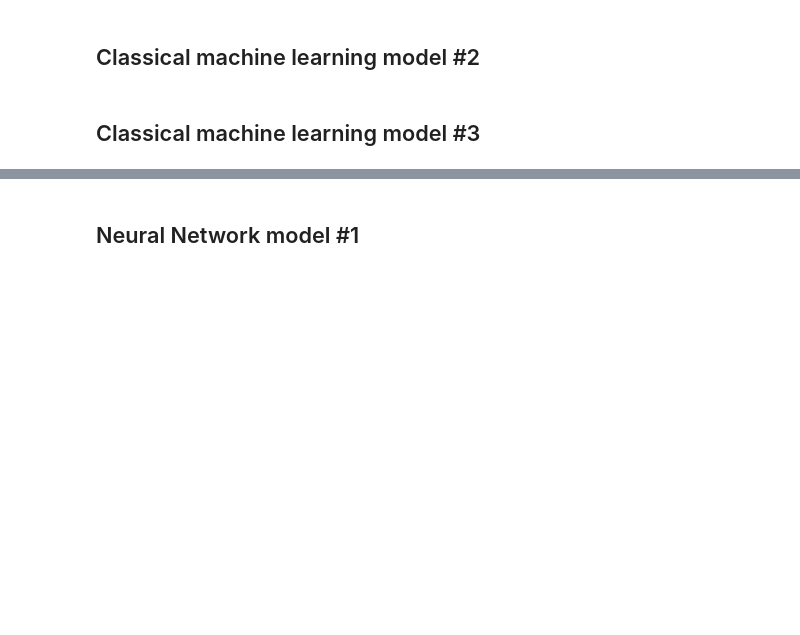
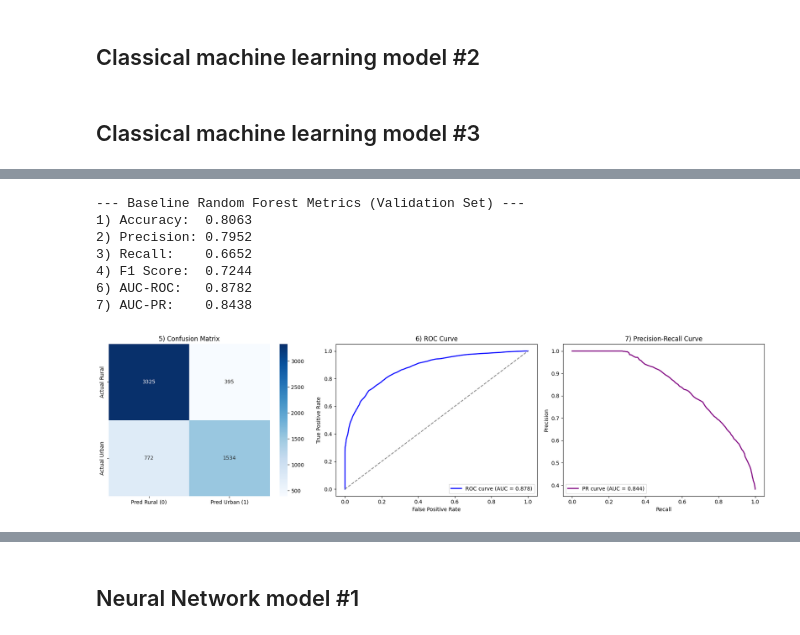
Before and after one commit to NebulaRojo9/STINTSY-MCO, a Jupyter notebook: Group2_nb.ipynb, the cells around one changed output, grey strips where cells are left out. Cells and saved outputs as stored; diff of their text form; code cells hidden in the pictures; blank space fills up the shorter version.

Commit message:
feat: random forest

```diff
--- a/Group2_nb.ipynb
+++ b/Group2_nb.ipynb
@@ -830,0 +833,10 @@ X_test_scaled = pd.DataFrame(X_test_scaled, columns=X.columns)
+# %%
+from sklearn.ensemble import RandomForestClassifier
+
+# Initialize the Random Forest Classifier Model
+rf_model = RandomForestClassifier(n_estimators=100, random_state=42, n_jobs=-1)
+
+# Train the model on the scaled training data
+rf_model.fit(X_train_scaled, y_train)
+
+print("Random Forest model successfully trained!")
@@ -830,0 +848,67 @@ X_test_scaled = pd.DataFrame(X_test_scaled, columns=X.columns)
+# %%
+from sklearn.metrics import (
+    accuracy_score, precision_score, recall_score, f1_score,
+    confusion_matrix, roc_auc_score, average_precision_score,
+    roc_curve, precision_recall_curve
+)
+import matplotlib.pyplot as plt
+import seaborn as sns
+
+# Get standard predictions (0 or 1) and probability predictions
+rf_y_val_pred = rf_model.predict(X_val_scaled)
+rf_y_val_prob = rf_model.predict_proba(X_val_scaled)[:, 1] # Probability of Class 1 (Urban)
+
+# Calculate single-number metrics
+rf_acc = accuracy_score(y_val, rf_y_val_pred)
+rf_prec = precision_score(y_val, rf_y_val_pred)
+rf_rec = recall_score(y_val, rf_y_val_pred)
+rf_f1 = f1_score(y_val, rf_y_val_pred)
+rf_roc_auc = roc_auc_score(y_val, rf_y_val_prob)
+rf_pr_auc = average_precision_score(y_val, rf_y_val_prob)
+
+print("Baseline Random Forest Metrics (Validation Set)")
+print(f"1) Accuracy:  {rf_acc:.4f}")
+print(f"2) Precision: {rf_prec:.4f}")
+print(f"3) Recall:    {rf_rec:.4f}")
+print(f"4) F1 Score:  {rf_f1:.4f}")
+print(f"6) AUC-ROC:   {rf_roc_auc:.4f}")
+print(f"7) AUC-PR:    {rf_pr_auc:.4f}\n")
+
+# Plotting the Visual Metrics (Confusion Matrix, ROC, PR)
+fig, axes = plt.subplots(1, 3, figsize=(18, 5))
+
+# Plot A: Confusion Matrix
+cm = confusion_matrix(y_val, rf_y_val_pred)
+sns.heatmap(cm, annot=True, fmt='d', cmap='Blues', ax=axes[0],
+            xticklabels=['Pred Rural (0)', 'Pred Urban (1)'],
+            yticklabels=['Actual Rural', 'Actual Urban'])
+axes[0].set_title('5) Confusion Matrix')
+
+# Plot B: ROC Curve
+fpr, tpr, _ = roc_curve(y_val, rf_y_val_prob)
+axes[1].plot(fpr, tpr, color='blue', lw=2, label=f'ROC curve (AUC = {rf_roc_auc:.3f})')
+axes[1].plot([0, 1], [0, 1], color='gray', linestyle='--')
+axes[1].set_xlabel('False Positive Rate')
+axes[1].set_ylabel('True Positive Rate')
+axes[1].set_title('6) ROC Curve')
+axes[1].legend(loc="lower right")
+
+# Plot C: Precision-Recall Curve
+precision, recall, _ = precision_recall_curve(y_val, rf_y_val_prob)
+axes[2].plot(recall, precision, color='purple', lw=2, label=f'PR curve (AUC = {rf_pr_auc:.3f})')
+axes[2].set_xlabel('Recall')
+axes[2].set_ylabel('Precision')
+axes[2].set_title('7) Precision-Recall Curve')
+axes[2].legend(loc="lower left")
+
+plt.tight_layout()
+plt.show()
+# %% [output]
+--- Baseline Random Forest Metrics (Validation Set) ---
+1) Accuracy:  0.8063
+2) Precision: 0.7952
+3) Recall:    0.6652
+4) F1 Score:  0.7244
+6) AUC-ROC:   0.8782
+7) AUC-PR:    0.8438
+[figure, added]
```
Also changed, not shown: parts of 10 cells of this notebook.
